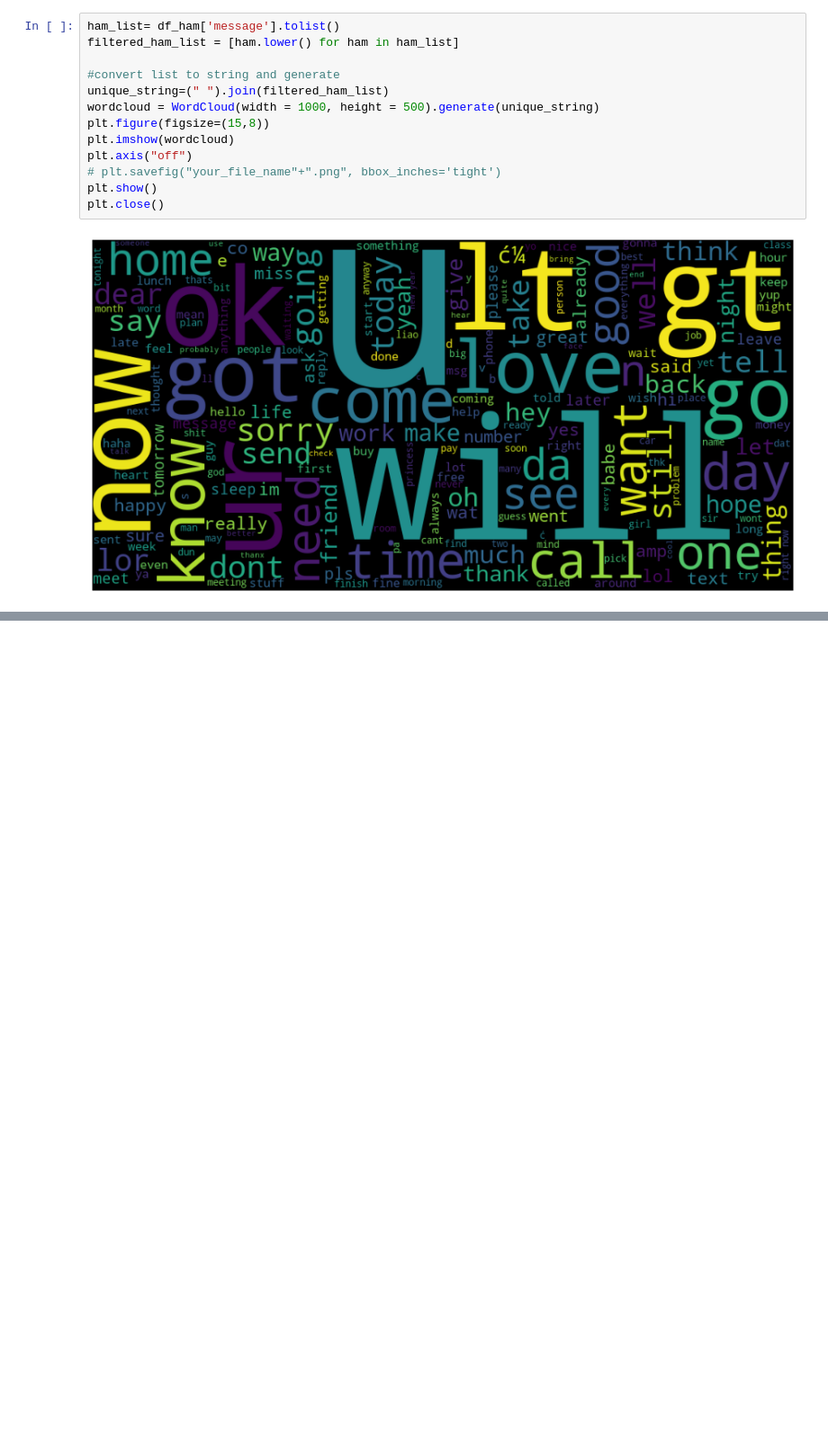
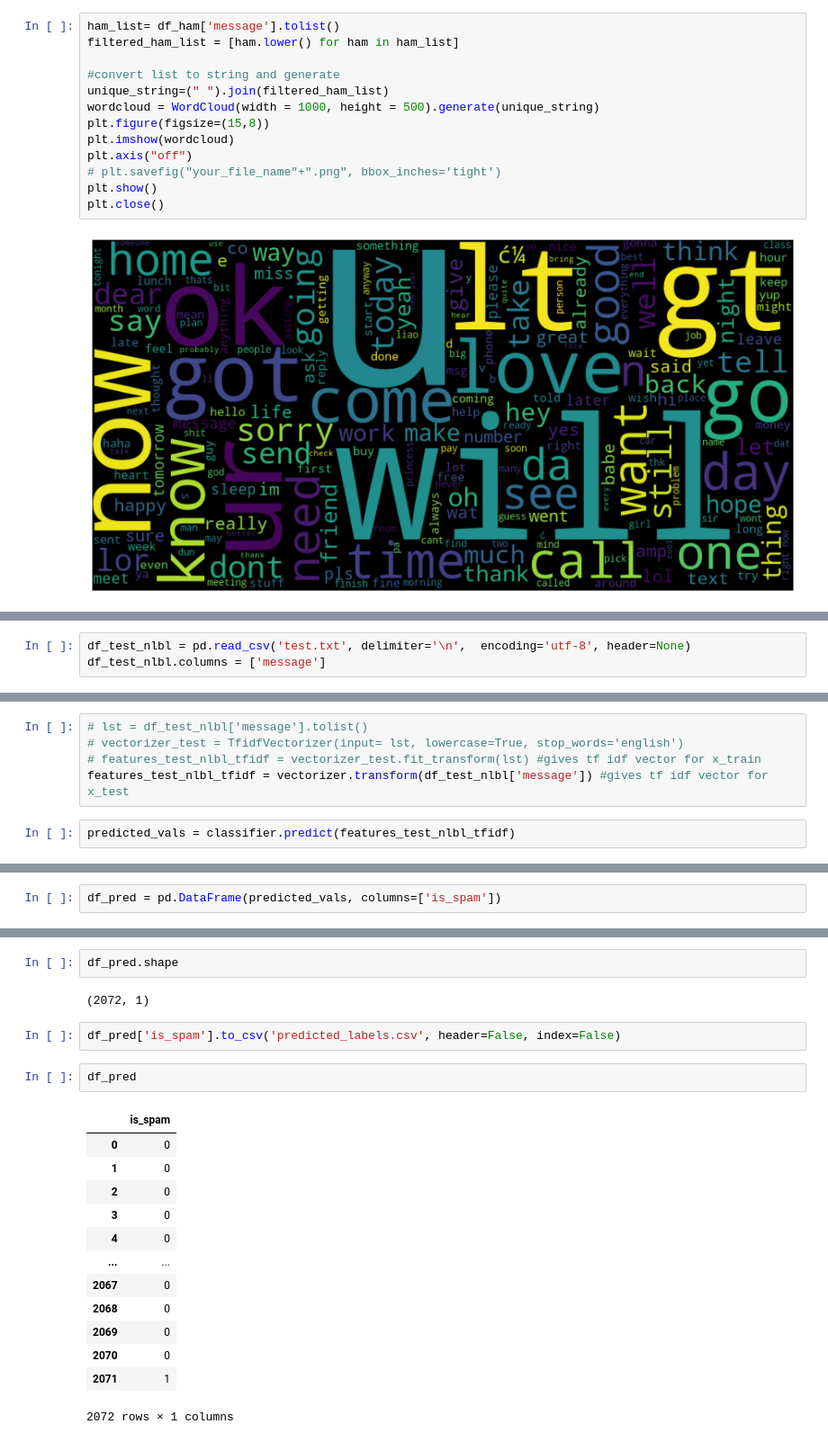
Before and after one commit to ErfanEbrahimiBazaz/spam_detection_with_nltk, a Jupyter notebook: spam detection.ipynb, the cells around one changed output, grey strips where cells are left out. Shown at 90% size. Cells and saved outputs as stored; diff of their text form; blank space fills up the shorter version.

```diff
--- a/spam detection.ipynb
+++ b/spam detection.ipynb
@@ -212,0 +300,3 @@ plt.close()
+# %%
+df_test_nlbl = pd.read_csv('test.txt', delimiter='\n',  encoding='utf-8', header=None)
+df_test_nlbl.columns = ['message']
@@ -212,0 +316,7 @@ plt.close()
+# %%
+# lst = df_test_nlbl['message'].tolist()
+# vectorizer_test = TfidfVectorizer(input= lst, lowercase=True, stop_words='english')
+# features_test_nlbl_tfidf = vectorizer_test.fit_transform(lst) #gives tf idf vector for x_train
+features_test_nlbl_tfidf = vectorizer.transform(df_test_nlbl['message']) #gives tf idf vector for x_test
+# %%
+predicted_vals = classifier.predict(features_test_nlbl_tfidf)
@@ -212,0 +327,2 @@ plt.close()
+# %%
+df_pred = pd.DataFrame(predicted_vals, columns=['is_spam'])
@@ -212,0 +338,22 @@ plt.close()
+# %%
+df_pred.shape
+# %% [output]
+(2072, 1)
+# %%
+df_pred['is_spam'].to_csv('predicted_labels.csv', header=False, index=False)
+# %%
+df_pred
+# %% [output]
+|  | is_spam |
+| 0 | 0 |
+| 1 | 0 |
+| 2 | 0 |
+| 3 | 0 |
+| 4 | 0 |
+| ... | ... |
+| 2067 | 0 |
+| 2068 | 0 |
+| 2069 | 0 |
+| 2070 | 0 |
+| 2071 | 1 |
+2072 rows × 1 columns
```
Also changed, not shown: parts of 25 cells of this notebook.
